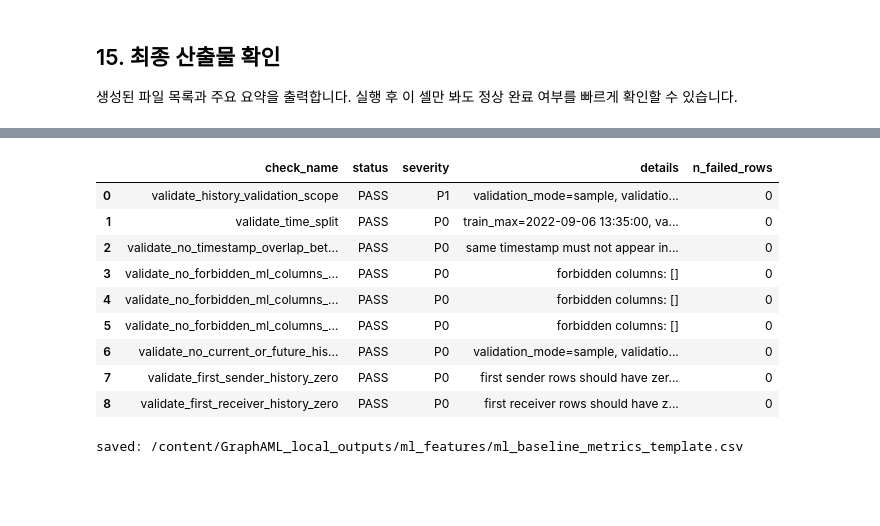
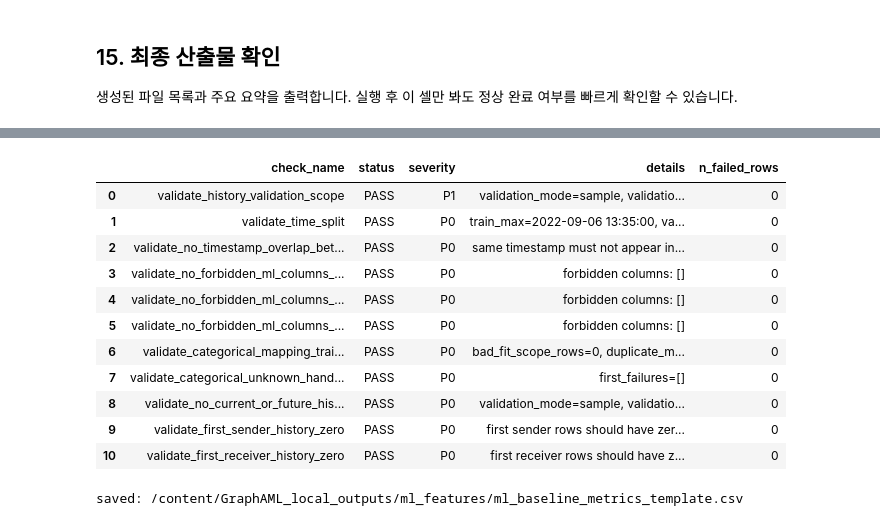
Before and after one commit to JKYUPSYCHE/Graph_AML, a Jupyter notebook: data/preprocessing/03_ml_feature_process.ipynb, the cells around one changed output, grey strips where cells are left out. Saved outputs shown, nothing was run; the diff lists cells and outputs as text; code cells hidden in the pictures; blank space fills up the shorter version.

```diff
--- a/data/preprocessing/03_ml_feature_process.ipynb
+++ b/data/preprocessing/03_ml_feature_process.ipynb
@@ -393,6 +393,10 @@ for k, v in COL.items():
 # clone 없이 바로 처리
 df = df_raw
 
+# 원본 clean_base에 없어서 unknown 상수로 만든 범주형 컬럼을 추적합니다.
+# 이런 컬럼은 실제 원본 신호가 아니므로 인코딩 대상에서 제외합니다.
+CREATED_UNKNOWN_CATEGORICAL_COLS = []
+
 # tx_id 없으면 row 순서 기준 생성
 if COL["tx_id"] is None:
     df = df.with_row_index("tx_id")
@@ -401,9 +405,11 @@ if COL["tx_id"] is None:
 # 은행 / 통화 / 결제방식 컬럼 없으면 unknown
 for key in ["from_bank", "to_bank", "payment_currency", "receiving_currency", "payment_format"]:
     if COL[key] is None:
-        # split 라벨을 원본 row에 붙여 이후 산출물에서 공통으로 사용합니다.
+        # 원본 clean_base에 없는 컬럼은 unknown 상수로 만들어 downstream 오류를 막되,
+        # 실제 ML 인코딩 대상에서는 제외할 수 있도록 별도 기록합니다.
         df = df.with_columns(pl.lit("unknown").alias(key))
         COL[key] = key
+        CREATED_UNKNOWN_CATEGORICAL_COLS.append(key)
 
 # split 라벨을 원본 row에 붙여 이후 산출물에서 공통으로 사용합니다.
 df = df.with_columns([
@@ -1432,7 +1586,6 @@ saved: /content/GraphAML_local_outputs/ml_features/ml_feature_columns.csv
 ## 15. 최종 산출물 확인
 생성된 파일 목록과 주요 요약을 출력합니다. 실행 후 이 셀만 봐도 정상 완료 여부를 빠르게 확인할 수 있습니다.
 # %%
-# 이 셀은 저장 전 leakage check를 모아서 실행합니다.
 # ============================================================
 # leakage check
 # P0 실패 시 파일 저장 중단
@@ -1531,6 +1684,81 @@ def validate_no_forbidden_ml_columns(feature_cols, dataset_name):
         "P0",
         "forbidden columns: {}".format(failed[:20]),
         len(failed),
+    )
+
+
+def validate_categorical_mapping_train_only():
+    if "category_mapping_train_only_df" not in globals():
+        add_check_result(
+            "validate_categorical_mapping_train_only",
+            "FAIL",
+            "P0",
+            "category_mapping_train_only_df is missing",
+            1,
+        )
+        return
+
+    if len(CATEGORICAL_RAW_COLS) == 0:
+        add_check_result(
+            "validate_categorical_mapping_train_only",
+            "PASS",
+            "P0",
+            "no categorical raw columns selected",
+            0,
+        )
+        return
+
+    bad_scope = category_mapping_train_only_df[
+        category_mapping_train_only_df["fit_scope"] != "train_only"
+    ]
+
+    duplicate_feature_category = category_mapping_train_only_df.duplicated(
+        subset=["raw_column", "encoding_type", "feature_column", "category"],
+        keep=False,
+    ).sum()
+
+    ok = len(bad_scope) == 0 and duplicate_feature_category == 0
+
+    add_check_result(
+        "validate_categorical_mapping_train_only",
+        "PASS" if ok else "FAIL",
+        "P0",
+        "bad_fit_scope_rows={}, duplicate_mapping_rows={}".format(
+            len(bad_scope), int(duplicate_feature_category)
+        ),
+        len(bad_scope) + int(duplicate_feature_category),
+    )
+
+
+def validate_categorical_unknown_handling(df_with_features):
+    failed = []
+
+    for raw_col in CATEGORICAL_RAW_COLS:
+        train_values = CATEGORY_ENCODERS[raw_col]["train_values"]
+        code_col = CAT_FEATURE_MAP[raw_col]
+
+        for split_name in ["val", "test"]:
+            unknown_rows = df_with_features.filter(
+                (pl.col("split") == split_name)
+                & (~_normalized_string_expr(raw_col).is_in(list(train_values)))
+            )
+
+            if unknown_rows.height > 0:
+                wrong_code = unknown_rows.filter(pl.col(code_col) != -1).height
+                if wrong_code > 0:
+                    failed.append({
+                        "raw_column": raw_col,
+                        "split": split_name,
+                        "issue": "unseen_category_code_not_minus_one",
+                        "n_failed_rows": wrong_code,
+                    })
+
+    add_check_result(
+        "validate_categorical_unknown_handling",
+        "PASS" if len(failed) == 0 else "FAIL",
+        "P0",
+        "first_failures={}".format(failed[:5]),
+        sum(x["n_failed_rows"] for x in failed) if failed else 0,
     )
 
 
@@ -1779,9 +2007,11 @@ def run_all_ml_validations():
     validate_time_split(df)
     validate_no_timestamp_overlap_between_splits(df)
 
-    validate_no_forbidden_ml_columns(ML00_FEATURE_COLS, "ml_exp00")
-    validate_no_forbidden_ml_columns(ML00_NO_TIME_FEATURE_COLS, "ml_exp00_no_time")
-    validate_no_forbidden_ml_columns(ML01_FEATURE_COLS, "ml_exp01")
+    for dataset_name, feature_cols in FEATURE_SET_REGISTRY.items():
+        validate_no_forbidden_ml_columns(feature_cols, dataset_name)
+
+    validate_categorical_mapping_train_only()
+    validate_categorical_unknown_handling(df_ml00_base)
 
     validate_no_current_or_future_history(df_ml01_base)
     validate_first_sender_history_zero(df_ml01_base)
@@ -1816,17 +2048,19 @@ leakage_check
 [PASS] [P0] validate_no_current_or_future_history | failed=0 | validation_mode=sample, validation_rows=5000, total_rows=5078345, first_failures=[], failure_examples_path=None
 [PASS] [P0] validate_first_sender_history_zero | failed=0 | first sender rows should have zero sender history
 [PASS] [P0] validate_first_receiver_history_zero | failed=0 | first receiver rows should have zero receiver history
 saved: /content/GraphAML_local_outputs/ml_features/leakage_check.csv
 |  | check_name | status | severity | details | n_failed_rows |
 | 0 | validate_history_validation_scope | PASS | P1 | validation_mode=sample, validatio... | 0 |
 | 1 | validate_time_split | PASS | P0 | train_max=2022-09-06 13:35:00, va... | 0 |
 | 2 | validate_no_timestamp_overlap_bet... | PASS | P0 | same timestamp must not appear in... | 0 |
 | 3 | validate_no_forbidden_ml_columns_... | PASS | P0 | forbidden columns: [] | 0 |
 | 4 | validate_no_forbidden_ml_columns_... | PASS | P0 | forbidden columns: [] | 0 |
 | 5 | validate_no_forbidden_ml_columns_... | PASS | P0 | forbidden columns: [] | 0 |
-| 6 | validate_no_current_or_future_his... | PASS | P0 | validation_mode=sample, validatio... | 0 |
-| 7 | validate_first_sender_history_zero | PASS | P0 | first sender rows should have zer... | 0 |
-| 8 | validate_first_receiver_history_zero | PASS | P0 | first receiver rows should have z... | 0 |
+| 6 | validate_categorical_mapping_trai... | PASS | P0 | bad_fit_scope_rows=0, duplicate_m... | 0 |
+| 7 | validate_categorical_unknown_hand... | PASS | P0 | first_failures=[] | 0 |
+| 8 | validate_no_current_or_future_his... | PASS | P0 | validation_mode=sample, validatio... | 0 |
+| 9 | validate_first_sender_history_zero | PASS | P0 | first sender rows should have zer... | 0 |
+| 10 | validate_first_receiver_history_zero | PASS | P0 | first receiver rows should have z... | 0 |
 # %%
 # ============================================================
 # baseline metrics template
```
Also changed, not shown: parts of 16 cells of this notebook.
